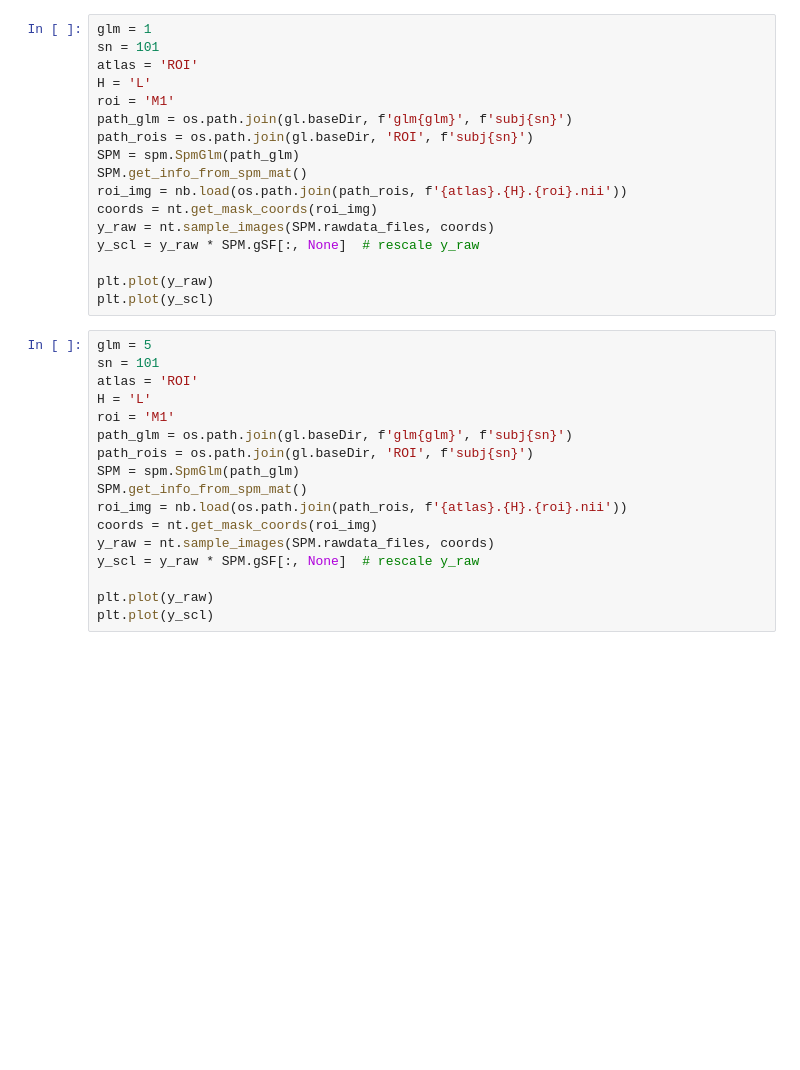
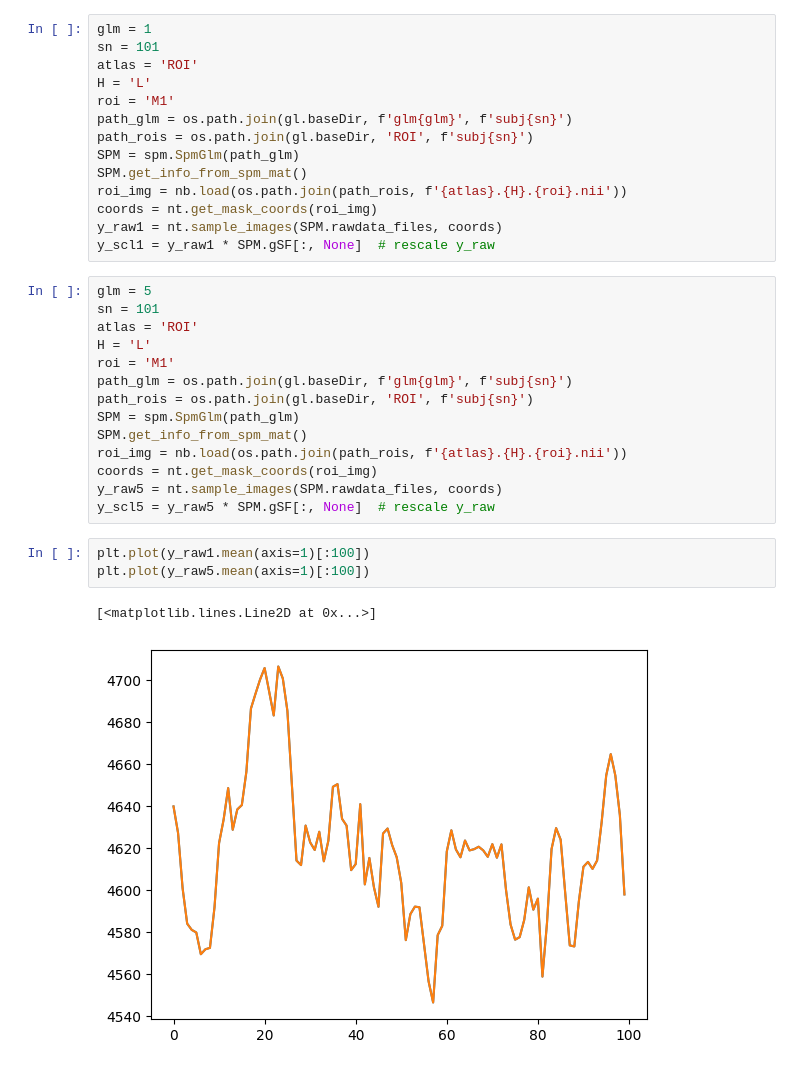
Before and after one commit to mnlmrc/extension-flexion-chords, a Jupyter notebook: notebooks/scratch.ipynb, the cells around one changed output. Drawn from its saved outputs; the diff is of its cells as text; blank space fills up the shorter version.

```diff
--- a/notebooks/scratch.ipynb
+++ b/notebooks/scratch.ipynb
@@ -21,11 +18,8 @@ SPM = spm.SpmGlm(path_glm)
 SPM.get_info_from_spm_mat()
 roi_img = nb.load(os.path.join(path_rois, f'{atlas}.{H}.{roi}.nii'))
 coords = nt.get_mask_coords(roi_img)
-y_raw = nt.sample_images(SPM.rawdata_files, coords)
-y_scl = y_raw * SPM.gSF[:, None]  # rescale y_raw
-
-plt.plot(y_raw)
-plt.plot(y_scl)
+y_raw1 = nt.sample_images(SPM.rawdata_files, coords)
+y_scl1 = y_raw1 * SPM.gSF[:, None]  # rescale y_raw
 # %%
 glm = 5
 sn = 101
@@ -38,8 +32,11 @@ SPM = spm.SpmGlm(path_glm)
 SPM.get_info_from_spm_mat()
 roi_img = nb.load(os.path.join(path_rois, f'{atlas}.{H}.{roi}.nii'))
 coords = nt.get_mask_coords(roi_img)
-y_raw = nt.sample_images(SPM.rawdata_files, coords)
-y_scl = y_raw * SPM.gSF[:, None]  # rescale y_raw
-
-plt.plot(y_raw)
-plt.plot(y_scl)
+y_raw5 = nt.sample_images(SPM.rawdata_files, coords)
+y_scl5 = y_raw5 * SPM.gSF[:, None]  # rescale y_raw
+# %%
+plt.plot(y_raw1.mean(axis=1)[:100])
+plt.plot(y_raw5.mean(axis=1)[:100])
+# %% [output]
+[<matplotlib.lines.Line2D at 0x...>]
+[figure, added]
```
Also changed, not shown: parts of 4 cells of this notebook, 3 other files.
